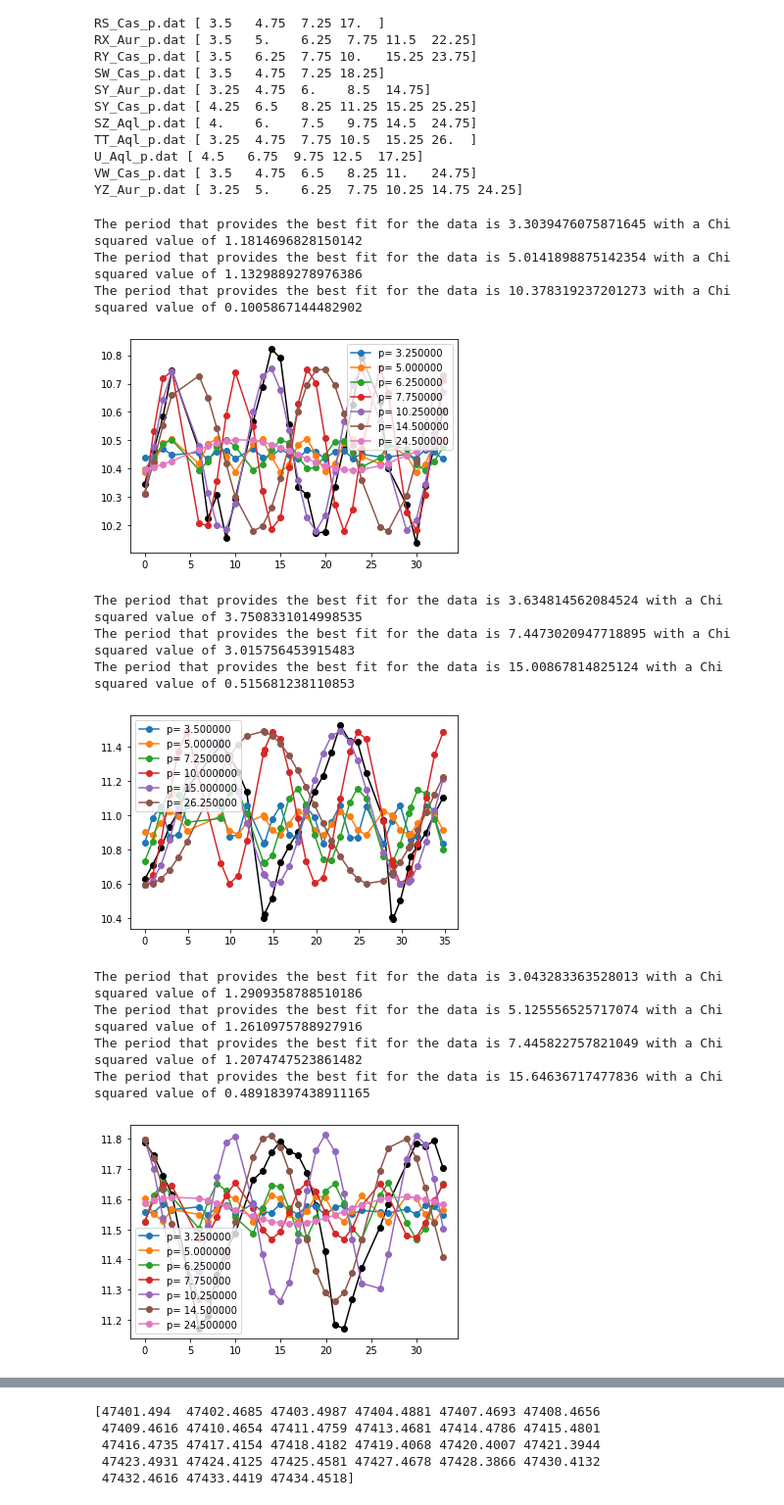
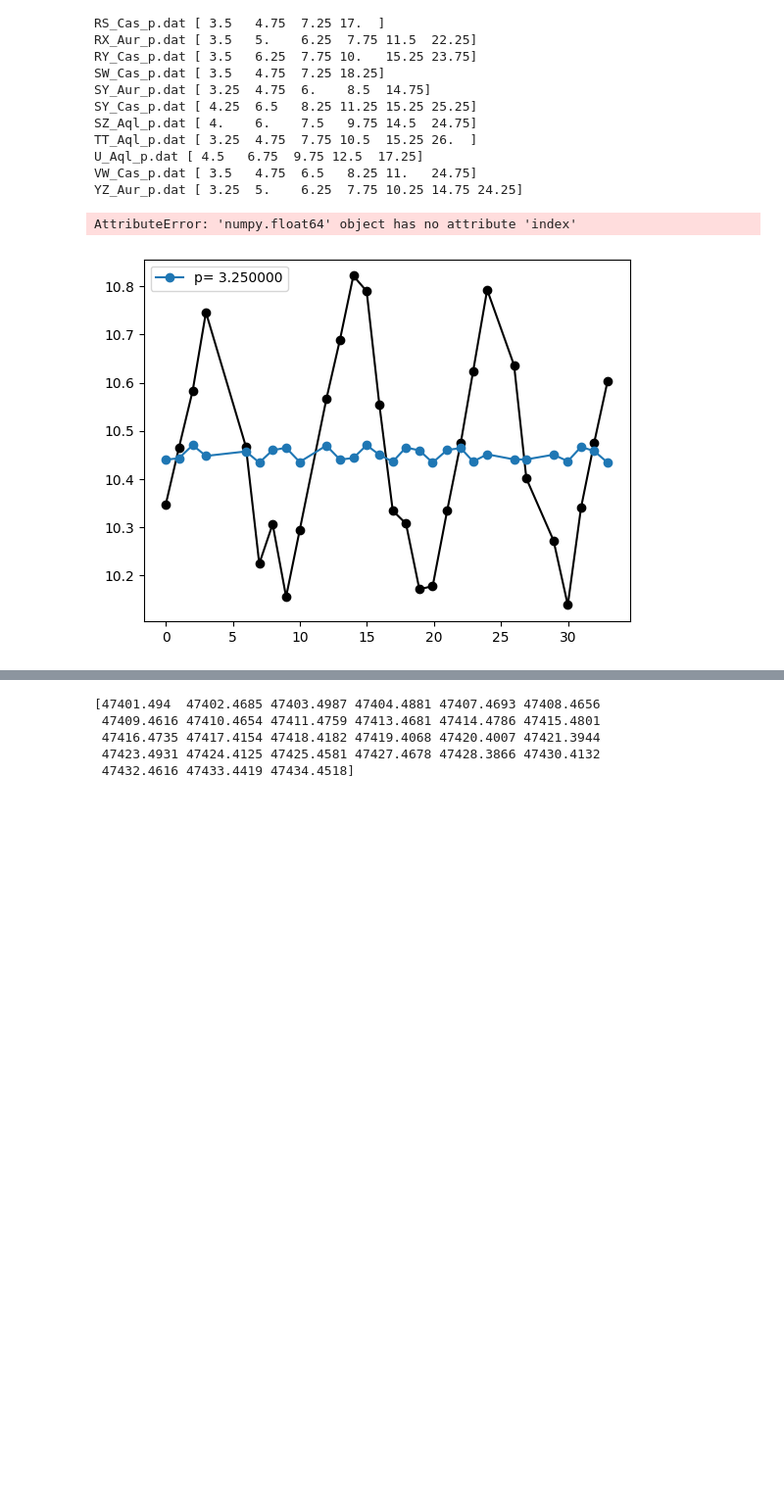
Before and after one commit to lewismcnish/Astronomy, a Jupyter notebook: Cepheid_Variables/Ceipheid.ipynb, the cells around one changed output, grey strips where cells are left out. Shown: that part at 98% size. Cells and saved outputs as stored; diff of their text form; code cells hidden in the pictures; blank space fills up the shorter version.

Commit message:
chi_values appended

```diff
--- a/Cepheid_Variables/Ceipheid.ipynb
+++ b/Cepheid_Variables/Ceipheid.ipynb
@@ -108,53 +108,38 @@ YZ_Aur_p.dat [ 3.25  5.    6.25  7.75 10.25 14.75 24.25]
 # %%
 def func(t, m_v, phi,m_v0,P):
     return m_v0+m_v*(np.sin((2*np.pi*t/P) +phi))
 
 chi_values = []
 
 for file in file_list:
     filename = path + file
+    chilist = []
     time, v_mag = np.loadtxt(filename, unpack = True, usecols = [0,1])
     relative_time = time - time[0]
     power = cv.powerSpectrum(relative_time, v_mag, periods)
     peaks_indices, _ = find_peaks(power, distance=5)
     peaks_periods = periods[peaks_indices]
     chi_test = 20
     plt.figure()
 
     plt.plot(relative_time, v_mag, 'o-', color = 'black')
     for i in peaks_periods:
         m_v = (np.max(v_mag)-np.min(v_mag)/2)
         m_v0 = (np.sum(v_mag)/v_mag.size)
         relative_time = (time - time[0])
         popt, _ = scipy.optimize.curve_fit(func, relative_time, v_mag, p0 = [m_v0,m_v,1,i], maxfev = 50000)
-        #print('The period is', popt[3], 'days')
         plt.plot(relative_time, func(relative_time, popt[0], popt[1], popt[2], i), 'o-', label = f'p= {i:2f}' )
         plt.legend()
         chi = np.sum((v_mag-func(relative_time, popt[0], popt[1], popt[2], i))**2)
-        chi_values.append(chi)
-        if chi < chi_test:
-            chi_test = chi
-            print('The period that provides the best fit for the data is', popt[3], 'days' and 'with a Chi squared value of', chi_test)
-            #print('The period that provides the best fit for the data is', popt[3], 'days' and 'with a Chi squared value of', chi)
+        chilist.append(chi)
 
+        i.index(mins)
 
-    plt.show()
-        #plt.legend(['Ex Data', ])
-    #plt.plot(time,func(time,popt[0],popt[1],popt[2],i))
-        #for j in popt:
-         #   sp.stats.chisquare((v_mag),func(time,popt[0],popt[1],popt[2],j))
-        #  print(np.min(j))
+        mins = []
+        for j in chi_values:
+            mins.append(np.min(j))
+
+    chi_values.append(chilist)
 # %% [output]
-The period that provides the best fit for the data is 3.3039476075871645 with a Chi squared value of 1.1814696828150142
-The period that provides the best fit for the data is 5.0141898875142354 with a Chi squared value of 1.1329889278976386
-The period that provides the best fit for the data is 10.378319237201273 with a Chi squared value of 0.1005867144482902
+AttributeError: 'numpy.float64' object has no attribute 'index'
-[figure, old version]
+[figure, new version]
-The period that provides the best fit for the data is 3.634814562084524 with a Chi squared value of 3.7508331014998535
-The period that provides the best fit for the data is 7.4473020947718895 with a Chi squared value of 3.015756453915483
-The period that provides the best fit for the data is 15.00867814825124 with a Chi squared value of 0.515681238110853
-[figure, removed]
-The period that provides the best fit for the data is 3.043283363528013 with a Chi squared value of 1.2909358788510186
-The period that provides the best fit for the data is 5.125556525717074 with a Chi squared value of 1.2610975788927916
-The period that provides the best fit for the data is 7.445822757821049 with a Chi squared value of 1.2074747523861482
-The period that provides the best fit for the data is 15.64636717477836 with a Chi squared value of 0.48918397438911165
-[figure, removed]
```
Also changed, not shown: parts of 6 cells of this notebook.
